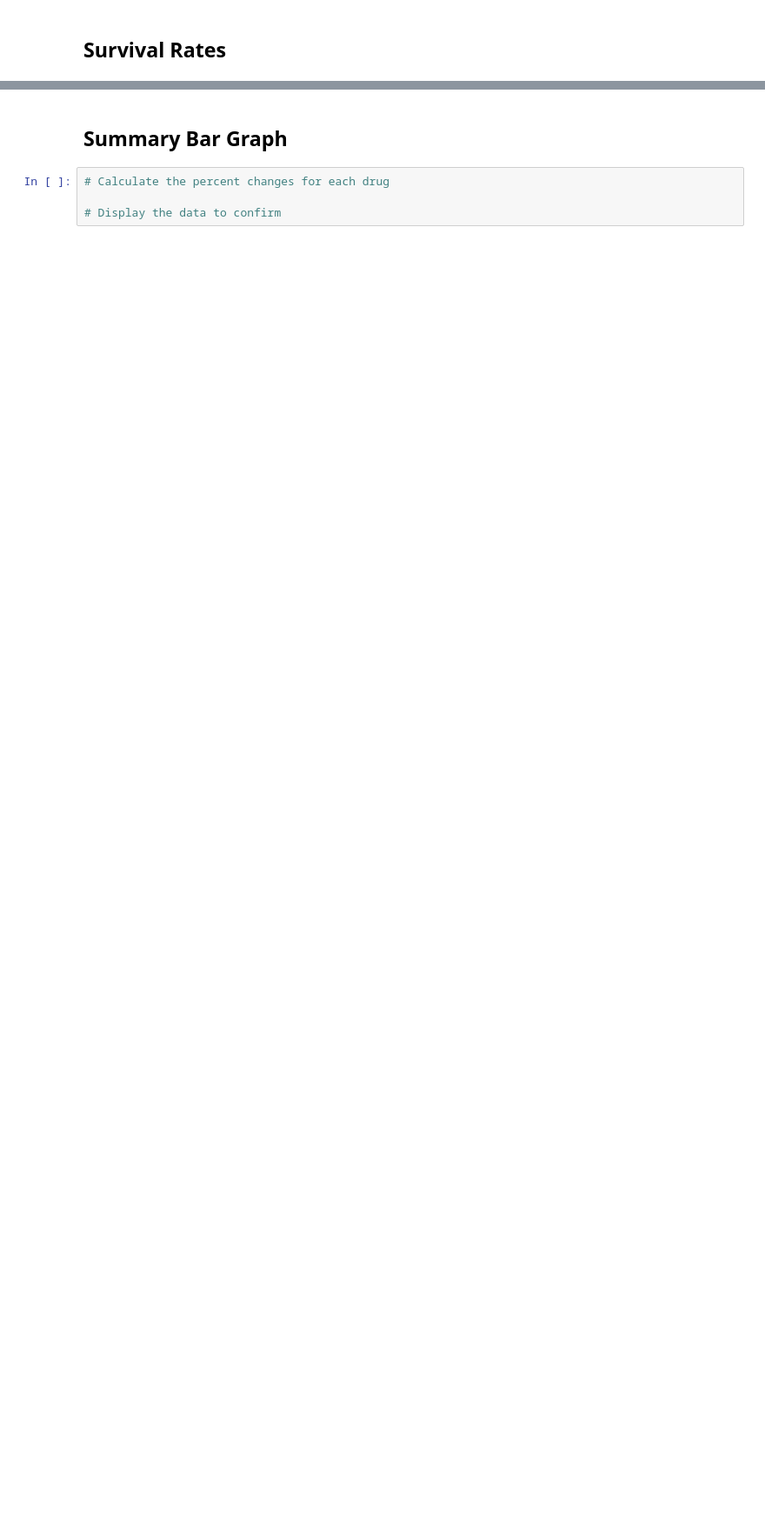
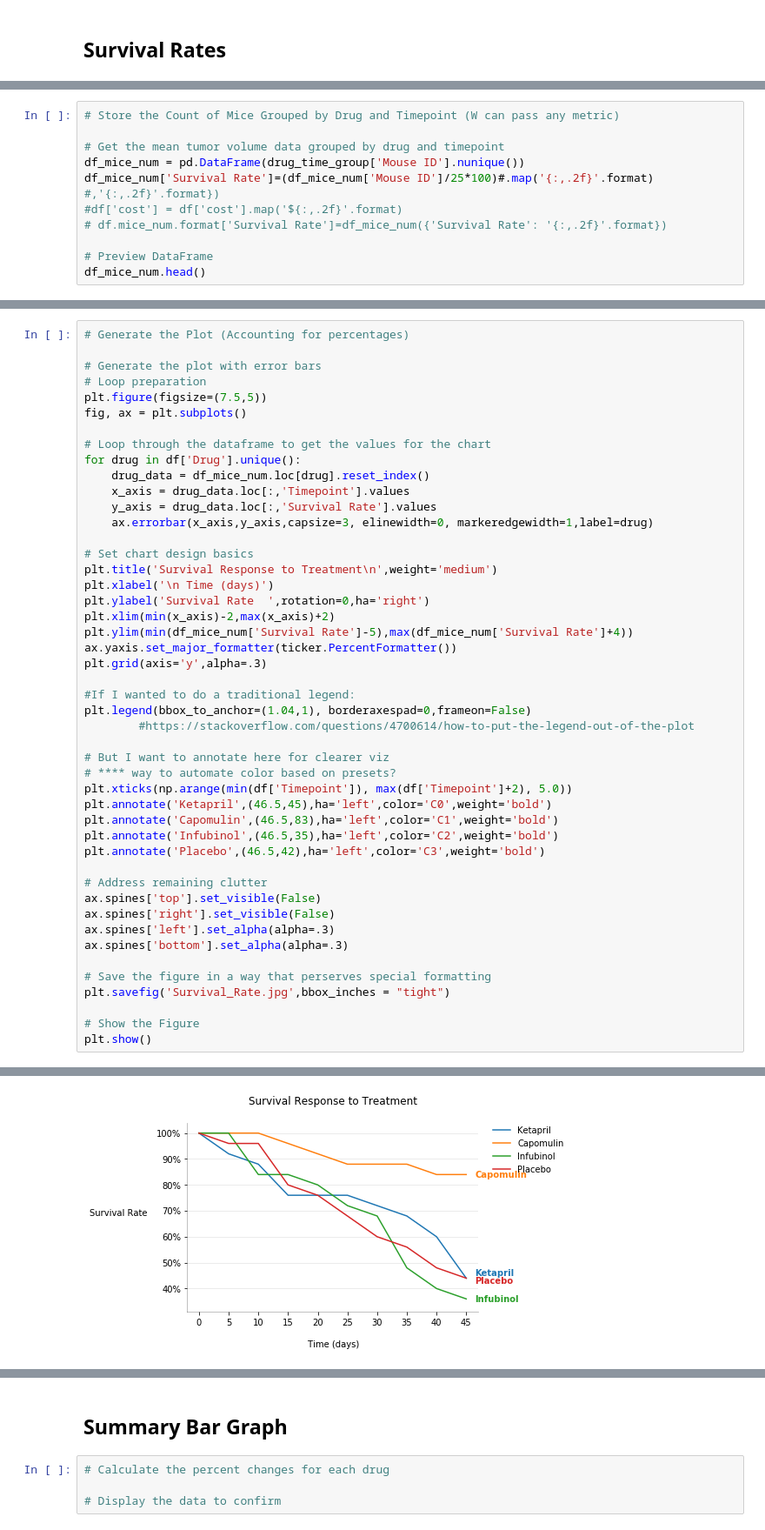
Before and after one commit to scottinsactown/Pymaceuticals, a Jupyter notebook: Pymaceuticals/pymaceuticals_starter.ipynb, the cells around one changed output, grey strips where cells are left out. Shown at 87% size. Saved outputs shown, nothing was run; the diff lists cells and outputs as text; blank space fills up the shorter version.

Commit message:
third chart done

```diff
--- a/Pymaceuticals/pymaceuticals_starter.ipynb
+++ b/Pymaceuticals/pymaceuticals_starter.ipynb
@@ -238,0 +219,11 @@ plt.show()
+# %%
+# Store the Count of Mice Grouped by Drug and Timepoint (W can pass any metric)
+
+# Get the mean tumor volume data grouped by drug and timepoint
+df_mice_num = pd.DataFrame(drug_time_group['Mouse ID'].nunique())
+df_mice_num['Survival Rate']=(df_mice_num['Mouse ID']/25*100)#.map('{:,.2f}'.format) #,'{:,.2f}'.format})
+#df['cost'] = df['cost'].map('${:,.2f}'.format)
+# df.mice_num.format['Survival Rate']=df_mice_num({'Survival Rate': '{:,.2f}'.format})
+
+# Preview DataFrame
+df_mice_num.head()
@@ -238,0 +238,48 @@ plt.show()
+# %%
+# Generate the Plot (Accounting for percentages)
+
+# Generate the plot with error bars
+# Loop preparation
+plt.figure(figsize=(7.5,5))
+fig, ax = plt.subplots()
+
+# Loop through the dataframe to get the values for the chart
+for drug in df['Drug'].unique():
+    drug_data = df_mice_num.loc[drug].reset_index()
+    x_axis = drug_data.loc[:,'Timepoint'].values
+    y_axis = drug_data.loc[:,'Survival Rate'].values
+    ax.errorbar(x_axis,y_axis,capsize=3, elinewidth=0, markeredgewidth=1,label=drug)
+
+# Set chart design basics
+plt.title('Survival Response to Treatment\n',weight='medium')
+plt.xlabel('\n Time (days)')
+plt.ylabel('Survival Rate  ',rotation=0,ha='right')
+plt.xlim(min(x_axis)-2,max(x_axis)+2)
+plt.ylim(min(df_mice_num['Survival Rate']-5),max(df_mice_num['Survival Rate']+4))
+ax.yaxis.set_major_formatter(ticker.PercentFormatter())
+plt.grid(axis='y',alpha=.3)
+
+#If I wanted to do a traditional legend:
+plt.legend(bbox_to_anchor=(1.04,1), borderaxespad=0,frameon=False)
+        #https://stackoverflow.com/questions/4700614/how-to-put-the-legend-out-of-the-plot
+
+# But I want to annotate here for clearer viz
+# **** way to automate color based on presets?
+plt.xticks(np.arange(min(df['Timepoint']), max(df['Timepoint']+2), 5.0))
+plt.annotate('Ketapril',(46.5,45),ha='left',color='C0',weight='bold')
+plt.annotate('Capomulin',(46.5,83),ha='left',color='C1',weight='bold')
+plt.annotate('Infubinol',(46.5,35),ha='left',color='C2',weight='bold')
+plt.annotate('Placebo',(46.5,42),ha='left',color='C3',weight='bold')
+
+# Address remaining clutter
+ax.spines['top'].set_visible(False)
+ax.spines['right'].set_visible(False)
+ax.spines['left'].set_alpha(alpha=.3)
+ax.spines['bottom'].set_alpha(alpha=.3)
+
+# Save the figure in a way that perserves special formatting
+plt.savefig('Survival_Rate.jpg',bbox_inches = "tight")
+
+# Show the Figure
+plt.show()
+# %% [output]
@@ -239,3 +287,4 @@ plt.show()
+[figure, added]
 # %% [markdown]
 ![Metastatic Spread During Treatment](../Images/survival.png)
 # %% [markdown]
```
Also changed, not shown: parts of 7 cells of this notebook.
